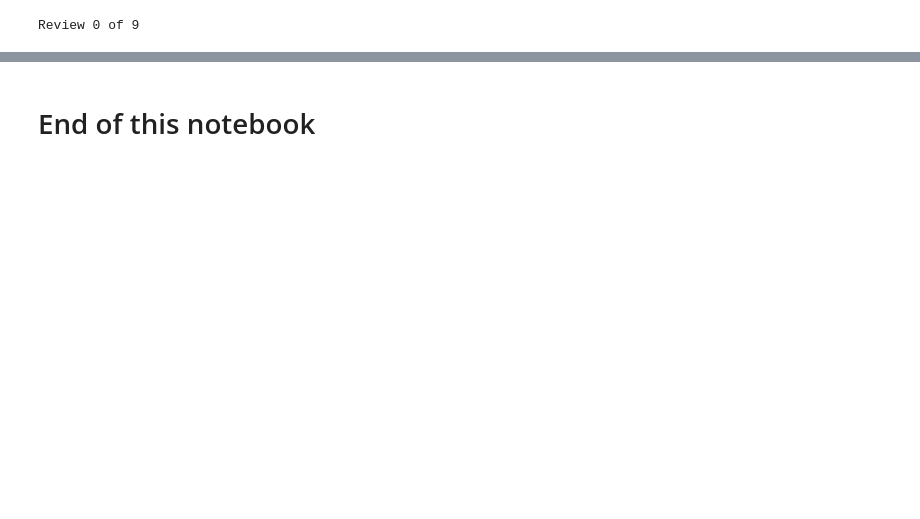
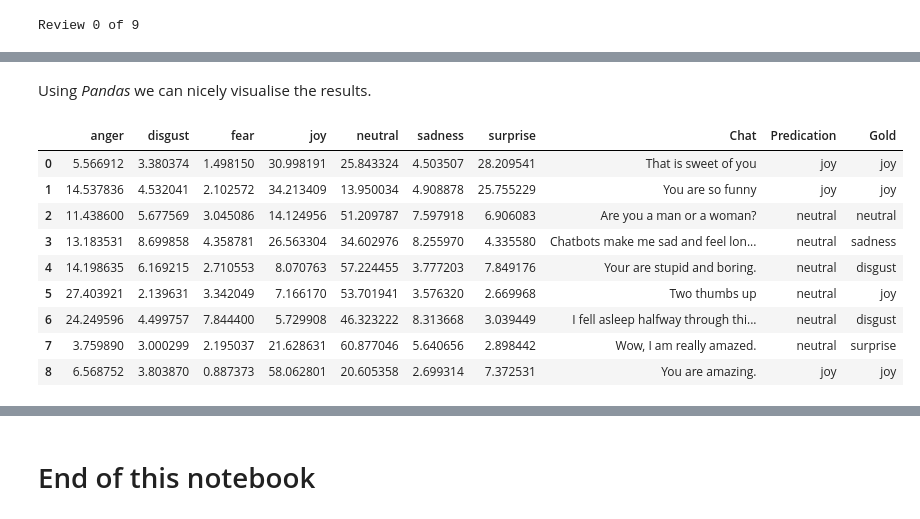
Before and after one commit to cltl/ma-hlt-labs, a Jupyter notebook: lab3.machine_learning/Lab3.4a.ml.emotion-detection.embeddings.ipynb, the cells around one changed output, grey strips where cells are left out. Drawn from its saved outputs; the diff is of its cells as text; code cells hidden in the pictures; blank space fills up the shorter version.

```diff
--- a/lab3.machine_learning/Lab3.4a.ml.emotion-detection.embeddings.ipynb
+++ b/lab3.machine_learning/Lab3.4a.ml.emotion-detection.embeddings.ipynb
@@ -284,7 +330,9 @@ print(docs_train[0:5])
 ## 4. Training and applying the model  <a class="anchor" id ="section4"></a>
 # %%
 from sklearn import svm
+from sklearn.calibration import CalibratedClassifierCV
 
-svm_linear_clf = svm.LinearSVC()
+linear_model = svm.LinearSVC()
+svm_linear_clf = CalibratedClassifierCV(linear_model , method='sigmoid', cv=10)
 svm_linear_clf.fit(docs_train, y_train)
 # %% [output]
@@ -344,19 +477,22 @@ len(some_chat)
 # %%
-num_features = 300
-our_text_vectors = []
+some_chat_tokens = []
 for utterance in some_chat:
-    our_text_vectors.append(nltk.tokenize.word_tokenize(utterance))
+    some_chat_tokens.append(nltk.tokenize.word_tokenize(utterance))
 
-ourDataVecs = getAvgFeatureVecs(our_text_vectors, word_embedding_model, num_features)
+some_chat_embedding_vectors = getAvgFeatureVecs(some_chat_tokens, word_embedding_model, num_features)
 #### Due to the averaging, there could be infinitive values or NaN values. The next numpy function turns these value to "0" scores
-ourDataVecs = np.nan_to_num(ourDataVecs)
+some_chat_embedding_vectors = np.nan_to_num(some_chat_embedding_vectors)
 # %% [output]
 Review 0 of 9
 # %%
 # have classifier make a prediction
-pred = svm_linear_clf.predict(ourDataVecs)
-# print out results ()
-for review, predicted_label in zip(some_chat, pred):
+#pred = svm_linear_clf.predict(ourDataVecs)
+from sklearn.calibration import CalibratedClassifierCV
+
+some_chat_pred = svm_linear_clf.predict(some_chat_embedding_vectors)
+print('System predictions', some_chat_pred)
+print('Gold labels', some_chat_labels_np)
+for review, predicted_label in zip(some_chat, some_chat_pred):
 
     print('%s => %s' % (review,
                         le.classes_[predicted_label]))
@@ -372 +510,4 @@ Wow, I am really amazed. => surprise
 You are amazing. => joy
+# %%
+some_chat_pred_probabilities = svm_linear_clf.predict_proba(some_chat_embedding_vectors)
+print(some_chat_pred_probabilities)
@@ -372,0 +533,29 @@ You are amazing. => joy
+# %% [markdown]
+Using *Pandas* we can nicely visualise the results.
+# %%
+some_chat_pred_labels = []
+for predicted_label in some_chat_pred:
+    some_chat_pred_labels.append(le.classes_[predicted_label])
+
+some_chat_gold_labels = []
+for gold_label in some_chat_labels_np:
+    some_chat_gold_labels.append(le.classes_[gold_label])
+
+
+result_frame = pd.DataFrame(some_chat_pred_probabilities*100, columns=le.classes_)
+result_frame['Chat']=some_chat
+result_frame['Predication']=some_chat_pred_labels
+result_frame['Gold']=some_chat_gold_labels
+
+result_frame
+# %% [output]
+|  | anger | disgust | fear | joy | neutral | sadness | surprise | Chat | Predication | Gold |
+| 0 | 5.566912 | 3.380374 | 1.498150 | 30.998191 | 25.843324 | 4.503507 | 28.209541 | That is sweet of you | joy | joy |
+| 1 | 14.537836 | 4.532041 | 2.102572 | 34.213409 | 13.950034 | 4.908878 | 25.755229 | You are so funny | joy | joy |
+| 2 | 11.438600 | 5.677569 | 3.045086 | 14.124956 | 51.209787 | 7.597918 | 6.906083 | Are you a man or a woman? | neutral | neutral |
+| 3 | 13.183531 | 8.699858 | 4.358781 | 26.563304 | 34.602976 | 8.255970 | 4.335580 | Chatbots make me sad and feel lon... | neutral | sadness |
+| 4 | 14.198635 | 6.169215 | 2.710553 | 8.070763 | 57.224455 | 3.777203 | 7.849176 | Your are stupid and boring. | neutral | disgust |
+| 5 | 27.403921 | 2.139631 | 3.342049 | 7.166170 | 53.701941 | 3.576320 | 2.669968 | Two thumbs up | neutral | joy |
+| 6 | 24.249596 | 4.499757 | 7.844400 | 5.729908 | 46.323222 | 8.313668 | 3.039449 | I fell asleep halfway through thi... | neutral | disgust |
+| 7 | 3.759890 | 3.000299 | 2.195037 | 21.628631 | 60.877046 | 5.640656 | 2.898442 | Wow, I am really amazed. | neutral | surprise |
+| 8 | 6.568752 | 3.803870 | 0.887373 | 58.062801 | 20.605358 | 2.699314 | 7.372531 | You are amazing. | joy | joy |
```
Also changed, not shown: parts of 41 cells of this notebook, 29 other files.
